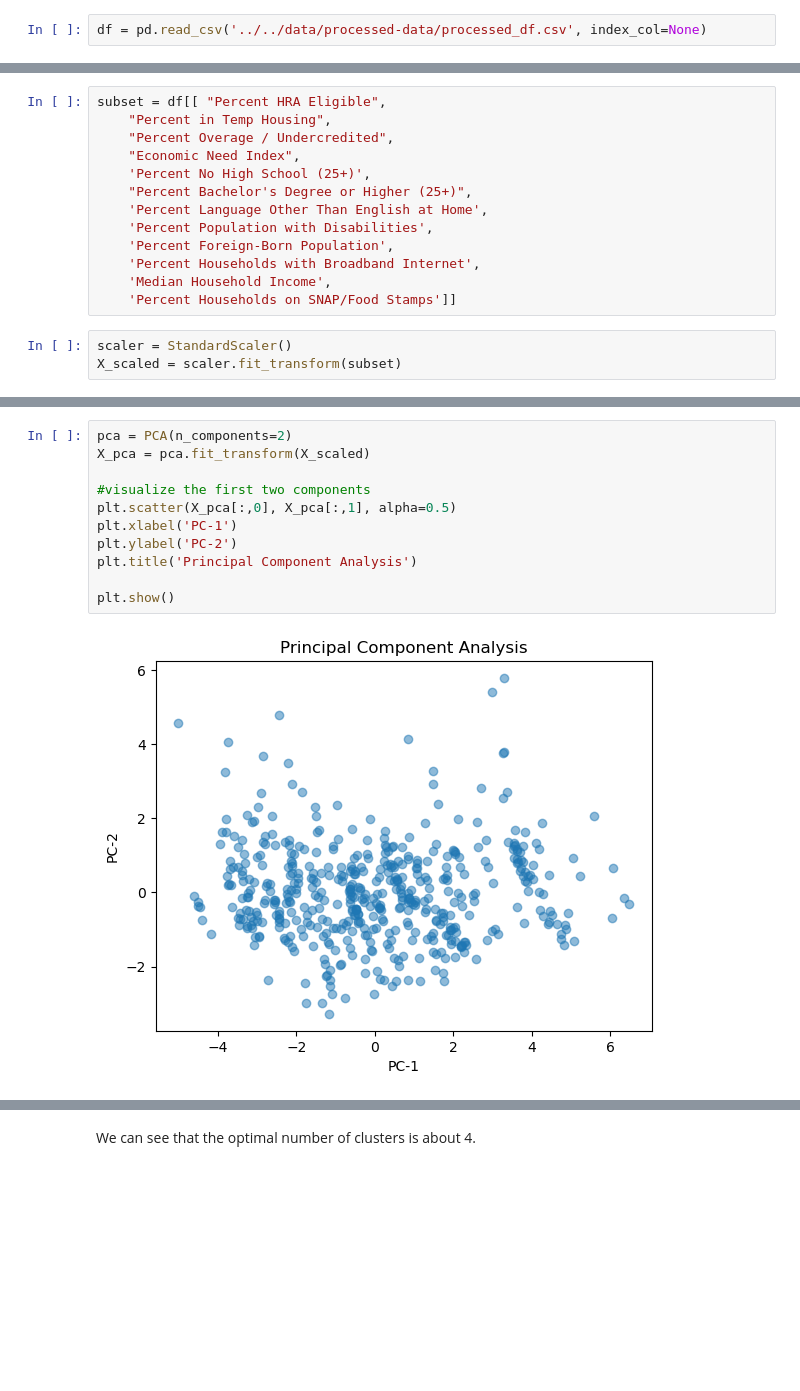
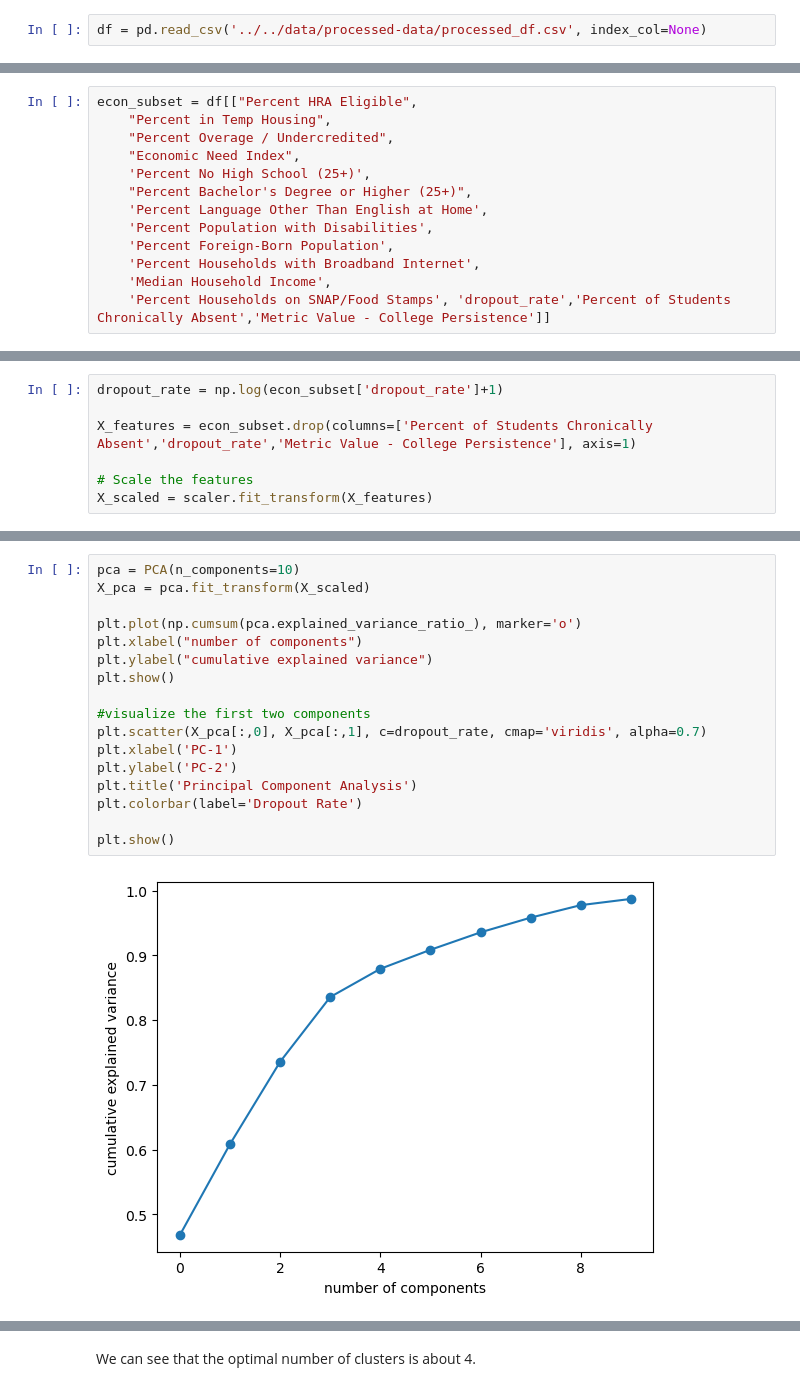
Before and after one commit to joyjessica/DSAN_5000_project, a Jupyter notebook: technical-details/unsupervised-learning/main.ipynb, the cells around one changed output, grey strips where cells are left out. Saved outputs shown, nothing was run; the diff lists cells and outputs as text; blank space fills up the shorter version.

```diff
--- a/technical-details/unsupervised-learning/main.ipynb
+++ b/technical-details/unsupervised-learning/main.ipynb
@@ -33,5 +34,5 @@ df = pd.read_csv('../../data/processed-data/processed_df.csv', index_col=None)
 # %%
-subset = df[[ "Percent HRA Eligible",
+econ_subset = df[["Percent HRA Eligible",
     "Percent in Temp Housing",
     "Percent Overage / Undercredited",
     "Economic Need Index",
@@ -42,7 +43,4 @@ subset = df[[ "Percent HRA Eligible",
     'Percent Foreign-Born Population',
     'Percent Households with Broadband Internet',
     'Median Household Income',
-    'Percent Households on SNAP/Food Stamps']]
+    'Percent Households on SNAP/Food Stamps', 'dropout_rate','Percent of Students Chronically Absent','Metric Value - College Persistence']]
-# %%
-scaler = StandardScaler()
-X_scaled = scaler.fit_transform(subset)
@@ -48,0 +51,7 @@ X_scaled = scaler.fit_transform(subset)
+# %%
+dropout_rate = np.log(econ_subset['dropout_rate']+1)
+
+X_features = econ_subset.drop(columns=['Percent of Students Chronically Absent','dropout_rate','Metric Value - College Persistence'], axis=1)
+
+# Scale the features
+X_scaled = scaler.fit_transform(X_features)
@@ -49,13 +60,19 @@ X_scaled = scaler.fit_transform(subset)
 # %%
-pca = PCA(n_components=2)
+pca = PCA(n_components=10)
 X_pca = pca.fit_transform(X_scaled)
 
+plt.plot(np.cumsum(pca.explained_variance_ratio_), marker='o')
+plt.xlabel("number of components")
+plt.ylabel("cumulative explained variance")
+plt.show()
+
 #visualize the first two components
-plt.scatter(X_pca[:,0], X_pca[:,1], alpha=0.5)
+plt.scatter(X_pca[:,0], X_pca[:,1], c=dropout_rate, cmap='viridis', alpha=0.7)
 plt.xlabel('PC-1')
 plt.ylabel('PC-2')
 plt.title('Principal Component Analysis')
+plt.colorbar(label='Dropout Rate')
 
 plt.show()
 # %% [output]
-[figure, old version]
+[figure, new version]
```
Also changed, not shown: parts of 66 cells of this notebook, 51 other files.
